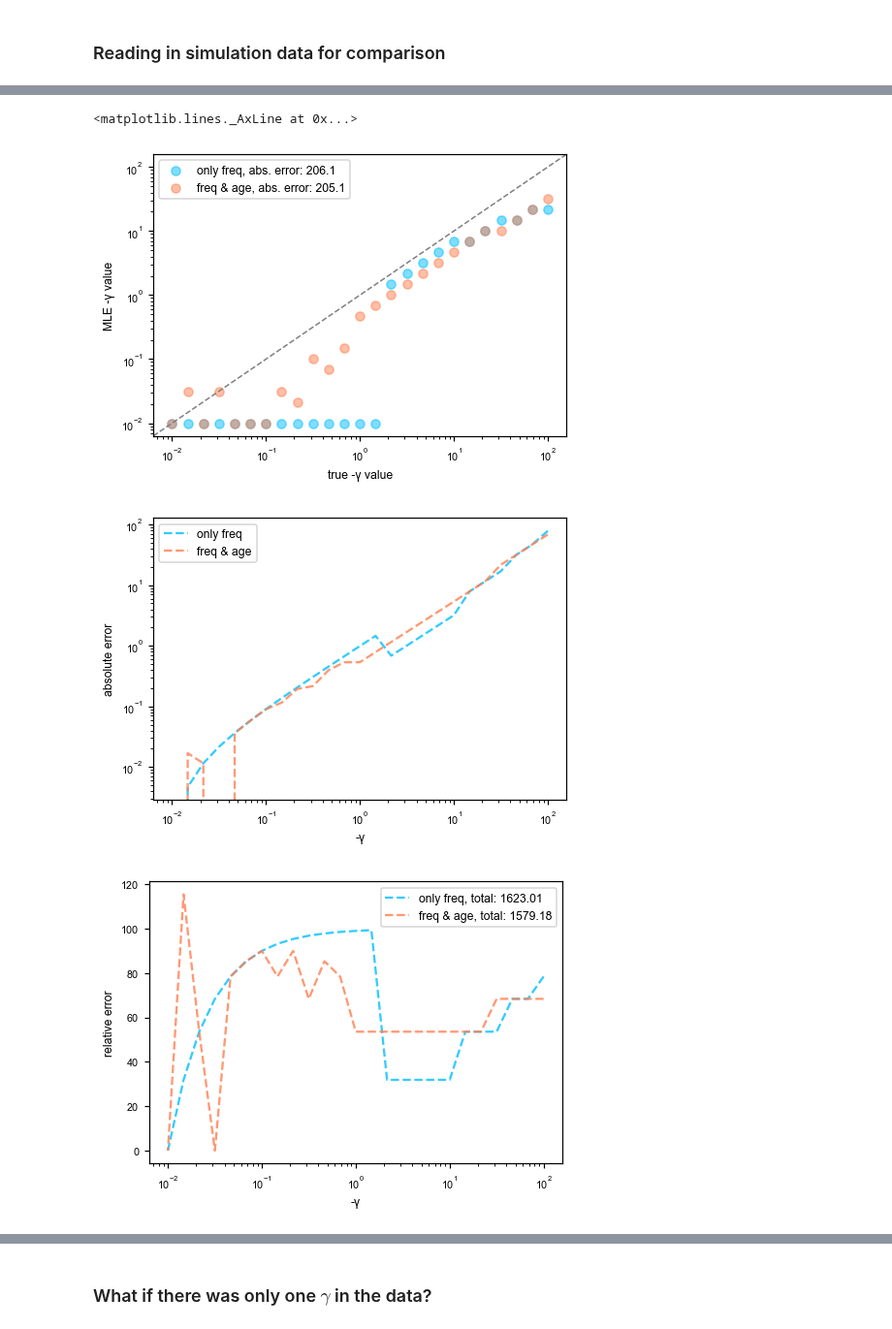
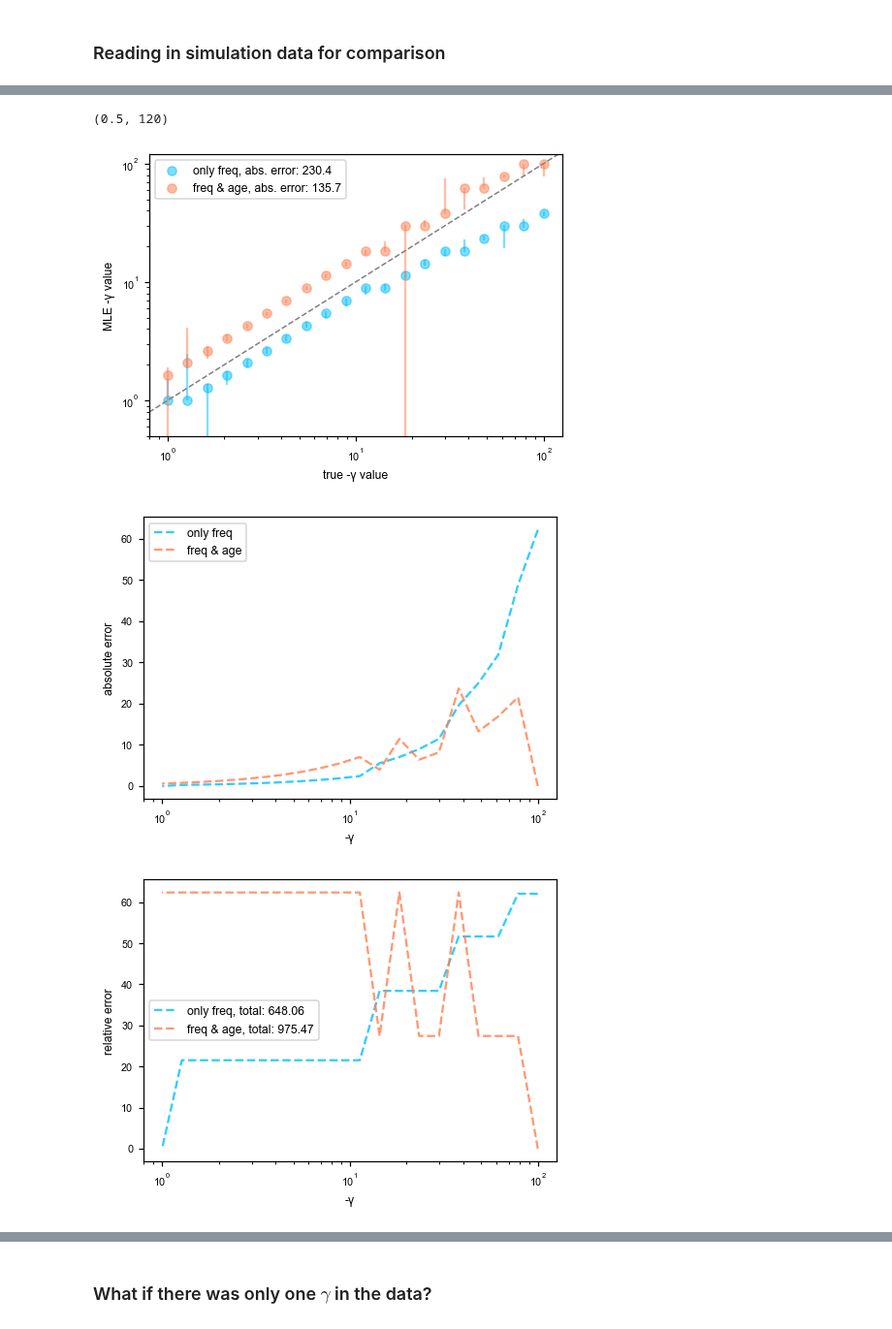
Before and after one commit to VivaswatS/selCoefEst, a Jupyter notebook: mom-framework.ipynb, the cells around one changed output, grey strips where cells are left out. Shown at 97% size. Saved outputs shown, nothing was run; the diff lists cells and outputs as text; code cells hidden in the pictures.

```diff
--- a/mom-framework.ipynb
+++ b/mom-framework.ipynb
@@ -660,0 +437,15 @@ array([-143098.88282424, -137660.53736071, -115799.76116287,
+# %%
+def get_conf_int(loglik, thresh=2):
+    mle = gamma[np.argmax(loglik)]
+
+    if mle==np.min(gamma):
+        lower_thresh = gamma[1]
+        return [(np.max(loglik)-thresh-loglik[np.argmax(loglik)+1])/(np.max(loglik) - loglik[np.argmax(loglik)+1])/(mle - lower_thresh)+lower_thresh, mle]
+    elif mle==np.max(gamma):
+        upper_thresh = gamma[-2]
+        return [mle, -thresh/(loglik[np.argmax(loglik)-1] - np.max(loglik))/(upper_thresh - mle)+mle]
+    else:
+        lower_thresh = gamma[np.argmax(loglik)+1]
+        upper_thresh = gamma[np.argmax(loglik)-1]
+        return [(np.max(loglik)-thresh-loglik[np.argmax(loglik)+1])*(mle - lower_thresh)/(np.max(loglik) - loglik[np.argmax(loglik)+1])+lower_thresh, -thresh*(upper_thresh - mle)/(loglik[np.argmax(loglik)-1] - np.max(loglik))+mle,]
+        # return [(np.max(loglik)-thresh-loglik[np.argmax(loglik)+1])/(np.max(loglik) - loglik[np.argmax(loglik)+1])/(mle - lower_thresh)+lower_thresh, -thresh/(loglik[np.argmax(loglik)-1] - np.max(loglik))/(upper_thresh - mle)+mle]
@@ -660,0 +460,18 @@ array([-143098.88282424, -137660.53736071, -115799.76116287,
+# %%
+sin_onlyage = np.empty(len(gamma))
+for ig, g in enumerate(gamma):
+    sin_onlyage[ig] = np.sum(get_lp_alxl(g, newdat[:,5], newdat[:,2], cutoff=10))
+
+# lxlbfq = np.polynomial.polynomial.Polynomial.fit(gamma[10:14],(sin_onlyfreq-np.max(sin_onlyfreq))[10:14],deg=2).coef @ np.vstack((np.repeat(1.0,4), -gamma[(np.argmax(sin_onlyfreq)-1):(np.argmax(sin_onlyfreq)+3)], gamma[(np.argmax(sin_onlyfreq)-1):(np.argmax(sin_onlyfreq)+3)]**2,))
+# lxlalbfq = np.polynomial.polynomial.Polynomial.fit(gamma[7:10],(sin_onlyage-np.max(sin_onlyage))[7:10],deg=2).coef @ np.vstack((np.repeat(1.0,4), -gamma[(np.argmax(sin_onlyage)-1):(np.argmax(sin_onlyage)+3)], gamma[(np.argmax(sin_onlyage)-1):(np.argmax(sin_onlyage)+3)]**2,))
+
+plt.plot(-gamma, sin_onlyfreq-np.max(sin_onlyfreq),'grey', label='freq'); plt.ylim((-20,0)); plt.xlabel('est gamma')
+plt.axvline(-gamma[np.argmax(sin_onlyfreq)], color='grey', linestyle='--'); #plt.semilogx();
+# plt.plot(-gamma[(np.argmax(sin_onlyfreq)-1):(np.argmax(sin_onlyfreq)+3)], lxlbfq-np.max(lxlbfq), color='deepskyblue', alpha=0.6,label='best-fit quadratic Xl')
+plt.axvline(-trueg2, color='red', ls='--')
+print(gamma[np.argmax(sin_onlyfreq)])
+plt.plot(-gamma, sin_onlyage-np.max(sin_onlyage),'k', label='freq & age'); plt.ylim((-20,0)); #plt.semilogx()
+# plt.plot(-gamma[(np.argmax(sin_onlyage)-1):(np.argmax(sin_onlyage)+3)], lxlalbfq-np.max(lxlalbfq), color='coral', alpha=0.6,label='best-fit quadratic Xl, al');
+plt.axvline(-gamma[np.argmax(sin_onlyage)], color='k', linestyle='--'); plt.ylabel('log-lik units'); plt.legend(); plt.grid()
+print(gamma[np.argmax(sin_onlyage)])
+plt.axhline(-2.,color='red',alpha=0.5)
@@ -661,7 +486,9 @@ array([-143098.88282424, -137660.53736071, -115799.76116287,
 # %%
 preds_sin_onlyfreq = np.zeros(len(gamma))
+ci_sin_onlyfreq = np.zeros((len(gamma),2))
 for ig, g in enumerate(gamma):
     newdf1 = df1.iloc[np.ravel(np.where(dat[:,1]==g)),:]
     newdat = newdf1.to_numpy()
-    sin_onlyfreq = [np.sum(get_lp_xl(g1, newdat[:,5], cutoff=25)) for g1 in gamma]
+    sin_onlyfreq = [np.sum(get_lp_xl(g1, newdat[:,5], cutoff=10)) for g1 in gamma]
     preds_sin_onlyfreq[ig] = gamma[np.argmax(sin_onlyfreq)]
+    ci_sin_onlyfreq[ig] = get_conf_int(sin_onlyfreq)
@@ -675,33 +542,37 @@ for ig, g in enumerate(gamma):
 #     preds_sin_agefreq[ig] = gamma[np.nanargmax(sin_agefreq)]
 # %%
 preds_sin_onlyage = np.zeros(len(gamma))
+ci_sin_onlyage = np.zeros((len(gamma),2))
 for ig, g in enumerate(gamma):
     newdf1 = df1.iloc[np.ravel(np.where(dat[:,1]==g)),:]
     newdat = newdf1.to_numpy()
     # newdat = newdf1.loc[np.logical_and(newdf1['al']>1, newdf1['al']<60),:].to_numpy()
-    sin_onlyage = [np.nansum(get_lp_alxl(g1, newdat[:,5], newdat[:,2])) for g1 in gamma]
-    preds_sin_onlyage[ig] = gamma[np.nanargmax(sin_onlyage)]
+    sin_onlyage = [np.sum(get_lp_alxl(g1, newdat[:,5], newdat[:,2], cutoff=10)) for g1 in gamma]
+    preds_sin_onlyage[ig] = gamma[np.argmax(sin_onlyage)]
+    ci_sin_onlyage[ig] = get_conf_int(sin_onlyage)
 # %%
-plt.scatter(-gamma, -preds_sin_onlyfreq, color='deepskyblue', alpha=0.5, label='only freq, abs. error: {:.1f}'.format(np.sum(np.abs(gamma-preds_sin_onlyfreq))))
-plt.scatter(-gamma, -preds_sin_onlyage, color='coral', alpha=0.5, label='freq & age, abs. error: {:.1f}'.format(np.sum(np.abs(gamma-preds_sin_onlyage))))
+plt.scatter(-gamma, -preds_sin_onlyfreq, color='deepskyblue', alpha=0.5, label='only freq, abs. error: {:.1f}'.format(np.sum(np.abs(gamma-preds_sin_onlyfreq))),)#s=truenumloci*50/1000)
+plt.vlines(-gamma, -ci_sin_onlyfreq[:,0], -ci_sin_onlyfreq[:,1], color='deepskyblue', alpha=0.5)
+plt.scatter(-gamma, -preds_sin_onlyage, color='coral', alpha=0.5, label='freq & age, abs. error: {:.1f}'.format(np.sum(np.abs(gamma-preds_sin_onlyage))),)#s=truenumloci*50/1000)
+plt.vlines(-gamma, -ci_sin_onlyage[:,0], -ci_sin_onlyage[:,1], color='coral', alpha=0.5)
 # plt.scatter(-gamma, -preds_sin_agefreq, color='darkgreen', alpha=0.5, label='age & freq, abs. error: {:.1f}'.format(np.sum(np.abs(gamma-preds_sin_agefreq))))
 plt.xlabel('true -γ value'); plt.ylabel('MLE -γ value'); plt.legend(); plt.loglog()
-plt.axline((100,100),(0,0),color='grey',ls='--', linewidth=1.)
+plt.axline((1,1),(100,100),color='grey',ls='--', linewidth=1.); plt.ylim((0.5,120))
 # %% [output]
-<matplotlib.lines._AxLine at 0x...>
+(0.5, 120)
-[figure, old version]
+[figure, new version]
 # %%
 ## plotting error rates across selection coefficients
 plt.plot(-gamma, np.abs(gamma-preds_sin_onlyfreq), color='deepskyblue', alpha=0.8, label='only freq'.format(np.sum(np.abs(gamma-preds_sin_onlyfreq))), ls='--')
 plt.plot(-gamma, np.abs(gamma-preds_sin_onlyage), color='coral', label='freq & age', alpha=0.8, ls='--')
-plt.legend(); plt.loglog(); plt.xlabel('-γ'); plt.ylabel('absolute error'); plt.show()
+plt.legend(); plt.semilogx(); plt.xlabel('-γ'); plt.ylabel('absolute error'); plt.show()
 
 plt.plot(-gamma, -np.abs(gamma-preds_sin_onlyfreq)*100/gamma, color='deepskyblue', alpha=0.8, label='only freq, total: {:.2f}'.format(np.sum(-np.abs(gamma-preds_sin_onlyfreq)*100/gamma)), ls='--')
 plt.plot(-gamma, -np.abs(gamma-preds_sin_onlyage)*100/gamma, color='coral', label='freq & age, total: {:.2f}'.format(np.sum(-np.abs(gamma-preds_sin_onlyage)*100/gamma)), alpha=0.8, ls='--')
 plt.legend(); plt.semilogx(); plt.xlabel('-γ'); plt.ylabel('relative error'); plt.show()
 # %% [output]
-[figure, old version]
+[figure, new version]
-[figure, old version]
+[figure, new version]
 # %%
 ## picking a choice of g1 and g2 & creating a new data frame
 trueg1 = -0.01
```
Also changed, not shown: parts of 64 cells of this notebook, 4 other files.
